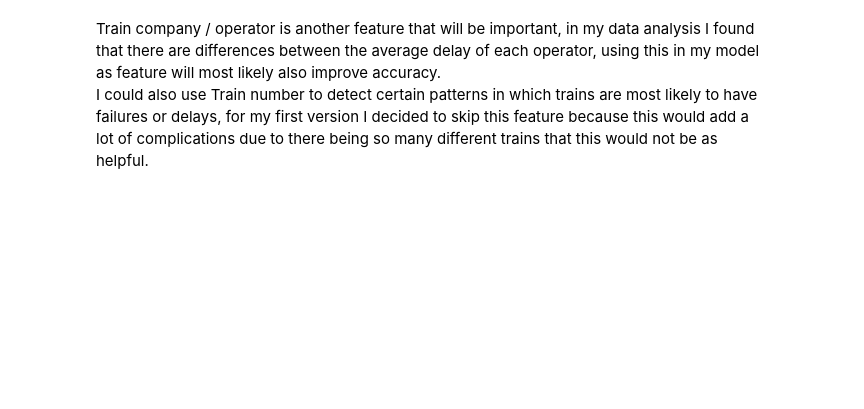
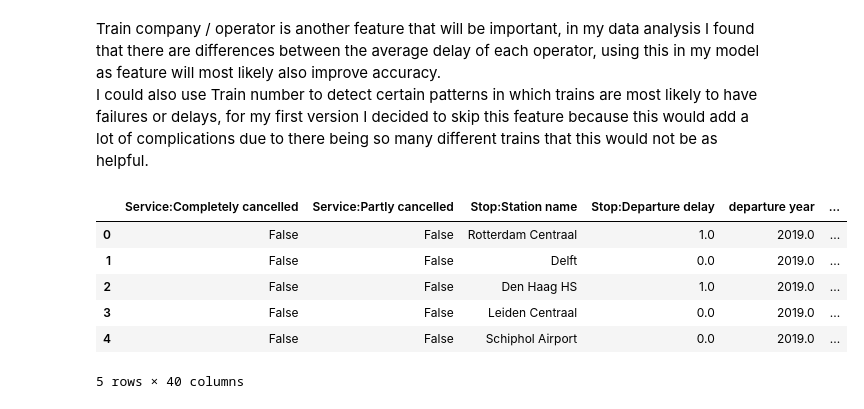
Before and after one commit to BramWillems/Personal-Challenge-NS-Treinen, a Jupyter notebook: feature_engineering.ipynb, the cells around one changed output. Drawn from its saved outputs; the diff is of its cells as text; code cells hidden in the pictures; blank space fills up the shorter version.

```diff
--- a/feature_engineering.ipynb
+++ b/feature_engineering.ipynb
@@ -95,3 +122,20 @@ The next feature that I will be using is the type of train that is driving a rou
 # %% [markdown]
 Train company / operator is another feature that will be important, in my data analysis I found that there are differences between the average delay of each operator, using this in my model as feature will most likely also improve accuracy.
 <br> I could also use Train number to detect certain patterns in which trains are most likely to have failures or delays, for my first version I decided to skip this feature because this would add a lot of complications due to there being so many different trains that this would not be as helpful.
+# %%
+from sklearn.preprocessing import OneHotEncoder
+
+encoder = OneHotEncoder(sparse_output=False, handle_unknown='ignore')
+encoded = encoder.fit_transform(df[["Service:Company"]])
+encoded_df = pd.DataFrame(encoded, columns=encoder.get_feature_names_out(["Service:Company"]))
+df = pd.concat([df.reset_index(drop=True), encoded_df], axis=1)
+df = df.drop(["Service:Company"], axis=1)
+df.head()
+# %% [output]
+|  | Service:Completely cancelled | Service:Partly cancelled | Stop:Station name | Stop:Departure delay | departure year | ... |
+| 0 | False | False | Rotterdam Centraal | 1.0 | 2019.0 | ... |
+| 1 | False | False | Delft | 0.0 | 2019.0 | ... |
+| 2 | False | False | Den Haag HS | 1.0 | 2019.0 | ... |
+| 3 | False | False | Leiden Centraal | 0.0 | 2019.0 | ... |
+| 4 | False | False | Schiphol Airport | 0.0 | 2019.0 | ... |
+5 rows × 40 columns
```
Also changed, not shown: parts of 9 cells of this notebook, 1 other file.
